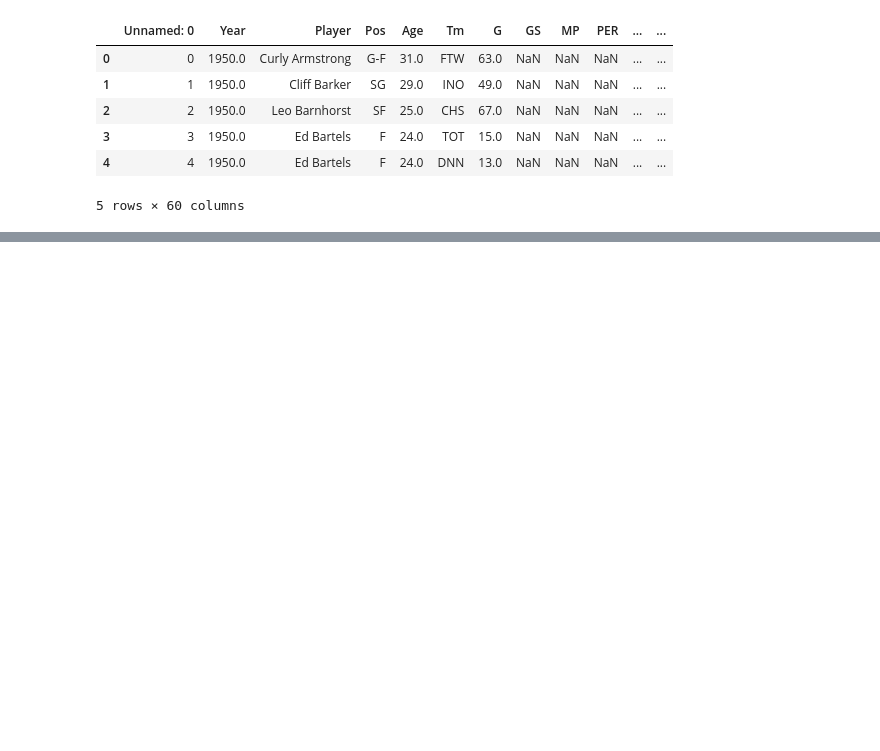
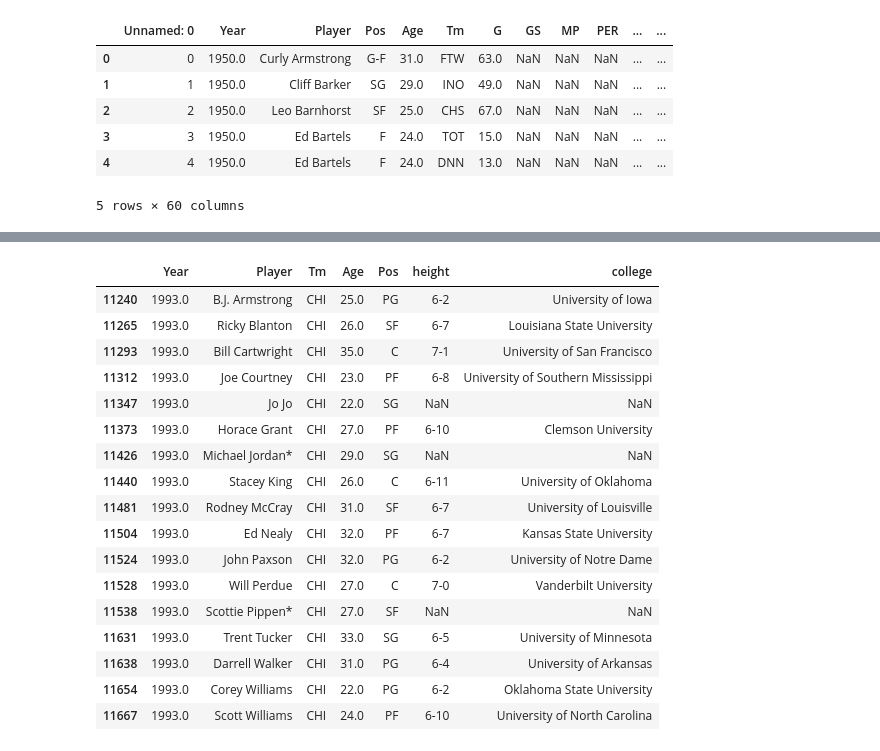
Before and after one commit to khodges10/Project1, a Jupyter notebook: NbaProject.ipynb, the cells around one changed output, grey strips where cells are left out. Drawn from its saved outputs; the diff is of its cells as text; code cells hidden in the pictures; blank space fills up the shorter version.

```diff
--- a/NbaProject.ipynb
+++ b/NbaProject.ipynb
@@ -55,0 +100,23 @@ nba_1950college
+# %%
+nba_1993college = nba_college.loc[nba_college["Year"] == 1993.0]
+nba_1993college = nba_1993college.loc[nba_1993college["Tm"] == "CHI"]
+nba_1993college
+# %% [output]
+|  | Year | Player | Tm | Age | Pos | height | college |
+| 11240 | 1993.0 | B.J. Armstrong | CHI | 25.0 | PG | 6-2 | University of Iowa |
+| 11265 | 1993.0 | Ricky Blanton | CHI | 26.0 | SF | 6-7 | Louisiana State University |
+| 11293 | 1993.0 | Bill Cartwright | CHI | 35.0 | C | 7-1 | University of San Francisco |
+| 11312 | 1993.0 | Joe Courtney | CHI | 23.0 | PF | 6-8 | University of Southern Mississippi |
+| 11347 | 1993.0 | Jo Jo | CHI | 22.0 | SG | NaN | NaN |
+| 11373 | 1993.0 | Horace Grant | CHI | 27.0 | PF | 6-10 | Clemson University |
+| 11426 | 1993.0 | Michael Jordan* | CHI | 29.0 | SG | NaN | NaN |
+| 11440 | 1993.0 | Stacey King | CHI | 26.0 | C | 6-11 | University of Oklahoma |
+| 11481 | 1993.0 | Rodney McCray | CHI | 31.0 | SF | 6-7 | University of Louisville |
+| 11504 | 1993.0 | Ed Nealy | CHI | 32.0 | PF | 6-7 | Kansas State University |
+| 11524 | 1993.0 | John Paxson | CHI | 32.0 | PG | 6-2 | University of Notre Dame |
+| 11528 | 1993.0 | Will Perdue | CHI | 27.0 | C | 7-0 | Vanderbilt University |
+| 11538 | 1993.0 | Scottie Pippen* | CHI | 27.0 | SF | NaN | NaN |
+| 11631 | 1993.0 | Trent Tucker | CHI | 33.0 | SG | 6-5 | University of Minnesota |
+| 11638 | 1993.0 | Darrell Walker | CHI | 31.0 | PG | 6-4 | University of Arkansas |
+| 11654 | 1993.0 | Corey Williams | CHI | 22.0 | PG | 6-2 | Oklahoma State University |
+| 11667 | 1993.0 | Scott Williams | CHI | 24.0 | PF | 6-10 | University of North Carolina |
```
Also changed, not shown: parts of 75 cells of this notebook, 4 other files.
